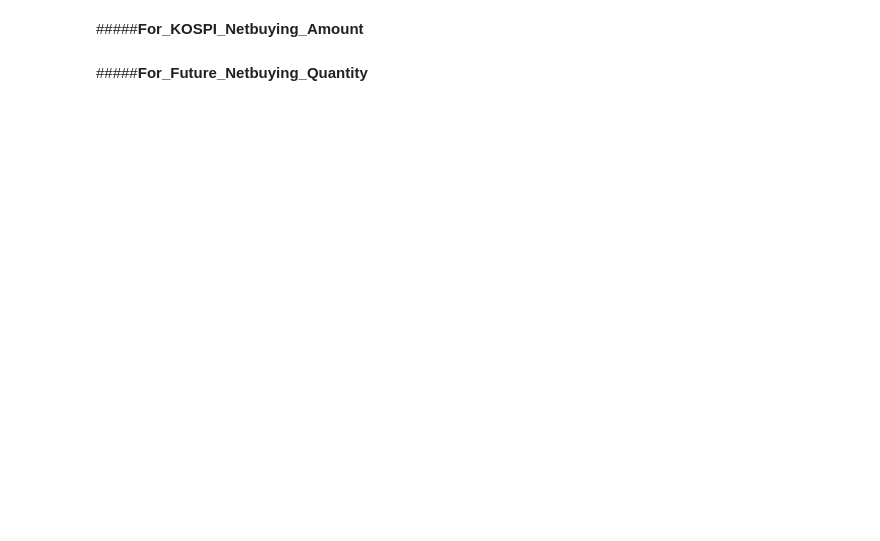
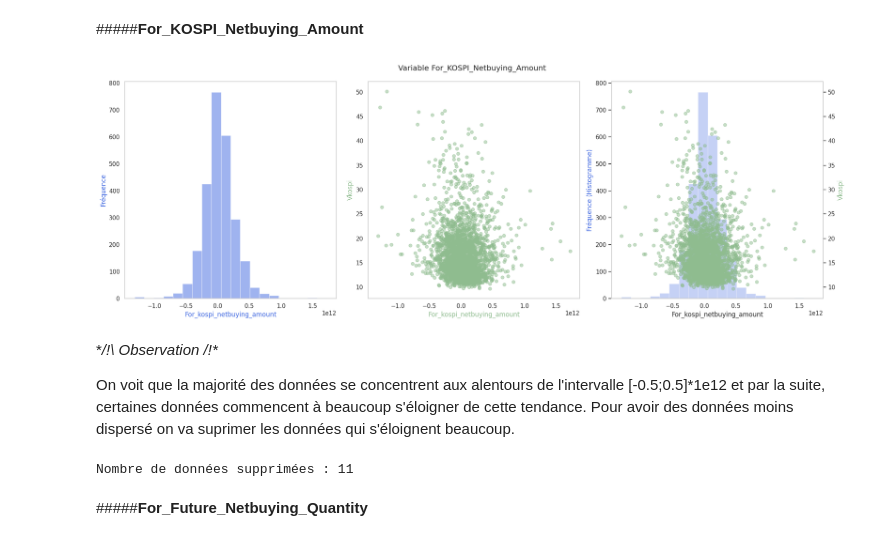
Before and after one commit to julien-zhao/M2_Projet_ML, a Jupyter notebook: ProjetML.ipynb, the cells around one changed output. Drawn from its saved outputs; the diff is of its cells as text; code cells hidden in the pictures; blank space fills up the shorter version.

```diff
--- a/ProjetML.ipynb
+++ b/ProjetML.ipynb
@@ -293,4 +326,18 @@ def explore(df, column, target_column, alpha=0.5, figsize=(20, 7)):
 # %% [markdown]
 #####**For_KOSPI_Netbuying_Amount**
+# %%
+explore(data, 'For_KOSPI_Netbuying_Amount', 'VKOSPI')
+# %% [output]
+[figure, added]
+# %% [markdown]
+**/!\ Observation /!\**
+
+On voit que la majorité des données se concentrent aux alentours de l'intervalle [-0.5;0.5]*1e12 et par la suite, certaines données commencent à beaucoup s'éloigner de cette tendance. Pour avoir des données moins dispersé on va suprimer les données qui s'éloignent beaucoup.
+# %%
+delete = data.shape[0]
+data = data.loc[(data['For_KOSPI_Netbuying_Amount'] >= -1e12) & (data['For_KOSPI_Netbuying_Amount'] <= 1.28e12)]
+print("Nombre de données supprimées : %d" % (delete - data.shape[0]))
+# %% [output]
+Nombre de données supprimées : 11
 # %% [markdown]
 #####**For_Future_Netbuying_Quantity**
```
Also changed, not shown: parts of 31 cells of this notebook.
